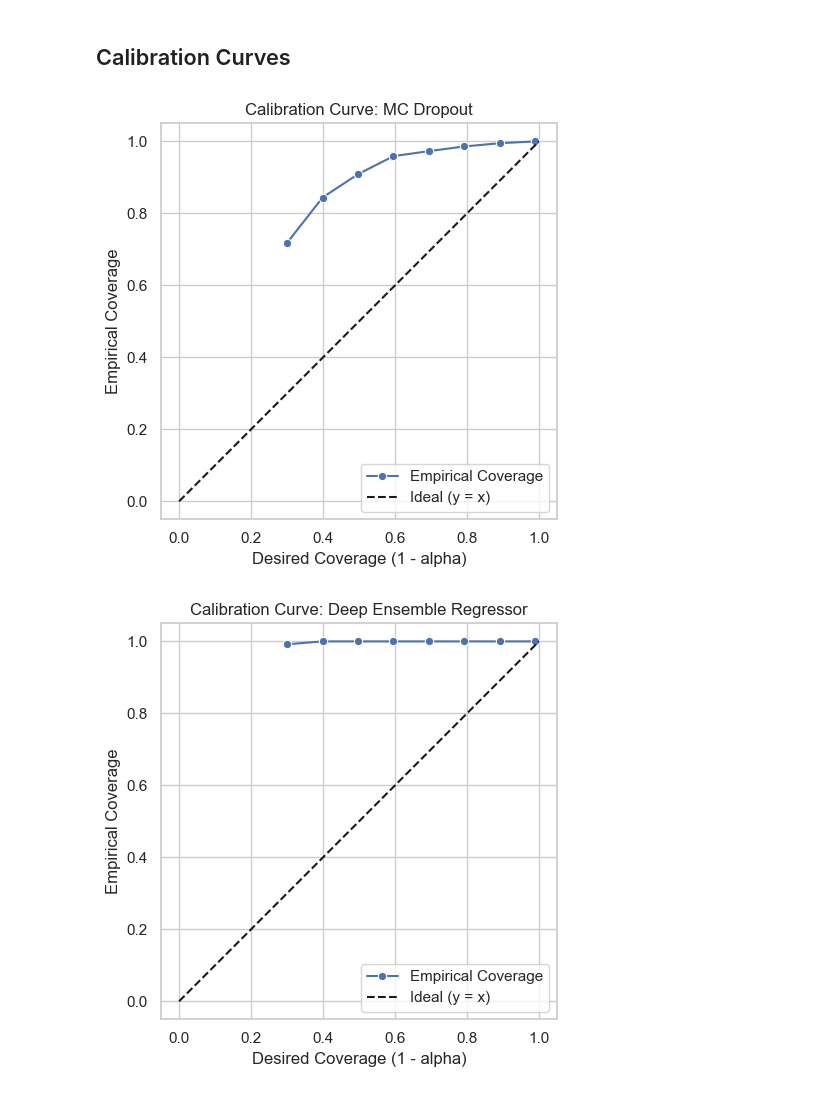
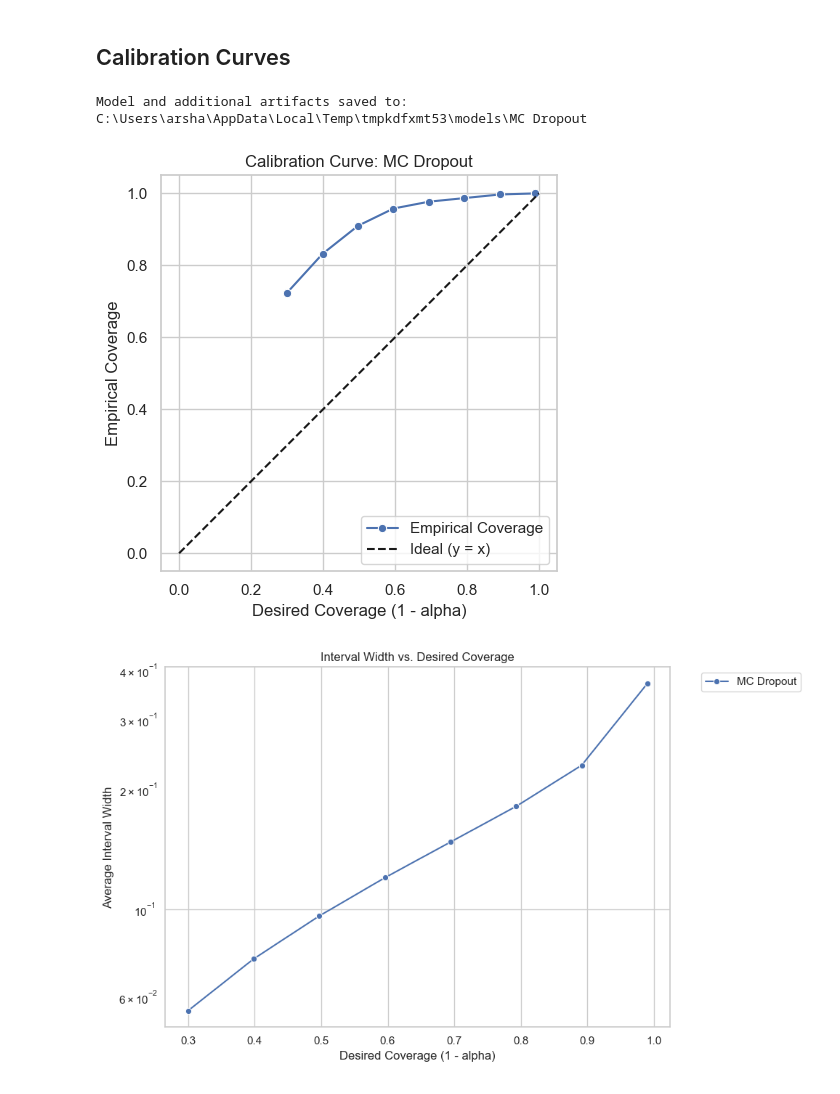
Before and after one commit to arjunrs3/UQRegressors, a Jupyter notebook: examples/examples_sin_1d.ipynb, the cells around one changed output. Cells and saved outputs as stored; diff of their text form; code cells hidden in the pictures.

```diff
--- a/examples/examples_sin_1d.ipynb
+++ b/examples/examples_sin_1d.ipynb
@@ -55,9 +55,6 @@ dropout = MCDropoutRegressor(
     dropout=0.1,
     alpha=0.1,  # 90% confidence
     tau=1e6,
-    tune_tau=False,
-    BO_epochs=200,
-    BO_calls=10,
     n_samples=100,
     epochs=1000,
     learning_rate=1e-3,
@@ -374,17 +371,21 @@ plot_metrics(metrics_df)
 # %%
 from uqregressors.metrics.metrics import coverage
 from uqregressors.metrics.metrics import average_interval_width
+from uqregressors.utils.file_manager import FileManager
+import tempfile
+from pathlib import Path
 import numpy as np
 import matplotlib.pyplot as plt
 import seaborn as sns
 
 model_dict = {"MC Dropout": dropout,
-            "Deep Ensemble Regressor": deep_ens,
-            "Standard GP": gpr,
-            "BBMM GP": bbmm_gp,
-            "Split CQR": cqr,
-            "K-fold-CQR": k_fold_cqr,
-            "Normalized Conformal Ens": conformal_ens}
+            #"Deep Ensemble Regressor": deep_ens,
+            #"Standard GP": gpr,
+            #"BBMM GP": bbmm_gp,
+            #"Split CQR": cqr,
+            #"K-fold-CQR": k_fold_cqr,
+            #"Normalized Conformal Ens": conformal_ens
+            }
 
 # Set of alphas shared across models
 n_alphas = 8
@@ -396,11 +397,17 @@ interval_widths_by_model = {}
 
 # Main calibration curve and interval width computation
 for model_name, model in model_dict.items():
+    with tempfile.TemporaryDirectory() as tmpdirname:
+
+        fm = FileManager(tmpdirname)
+        saved_path = fm.save_model(model, name=model_name)
+        cloned_model = fm.load_model(model.__class__, path=saved_path)["model"]
+
     coverages = np.zeros(n_alphas)
     interval_widths = np.zeros(n_alphas)
     for i, alpha in enumerate(alphas):
-        model.alpha = alpha
-        mean, lower, upper = model.predict(X_test)
+        cloned_model.alpha = alpha
+        mean, lower, upper = cloned_model.predict(X_test)
         coverages[i] = coverage(lower, upper, y_true)
         interval_widths[i] = average_interval_width(lower, upper)
 
@@ -428,32 +435,33 @@ for model_name, widths in interval_widths_by_model.items():
 plt.xlabel('Desired Coverage (1 - alpha)')
 plt.ylabel('Average Interval Width')
 plt.title('Interval Width vs. Desired Coverage')
 plt.legend(bbox_to_anchor=(1.05, 1), loc='upper left')  # Place legend outside if crowded
 plt.yscale('log')
 plt.tight_layout()
 plt.show()
 
 plt.figure(figsize=(10, 6))
 for model_name in interval_widths_by_model:
     widths = interval_widths_by_model[model_name]
     model = model_dict[model_name]
     model_coverages = []
 
     # Recompute or reuse empirical coverages
     for i, alpha in enumerate(alphas):
         model.alpha = alpha
         mean, lower, upper = model.predict(X_test)
         model_coverages.append(coverage(lower, upper, y_true))
 
     sns.lineplot(x=model_coverages, y=widths, marker='o', label=model_name)
 
 plt.xlabel('Empirical Coverage')
 plt.ylabel('Average Interval Width')
 plt.title('Interval Width vs. Empirical Coverage')
 plt.legend(bbox_to_anchor=(1.05, 1), loc='upper left')
 plt.yscale('log')
 plt.tight_layout()
 plt.show()
 # %% [output]
+Model and additional artifacts saved to: C:\Users\arsha\AppData\Local\Temp\tmpkdfxmt53\models\MC Dropout
-[figure, old version]
+[figure, new version]
-[figure, old version]
+[figure, new version]
```
Also changed, not shown: parts of 5 cells of this notebook, 32 other files.
